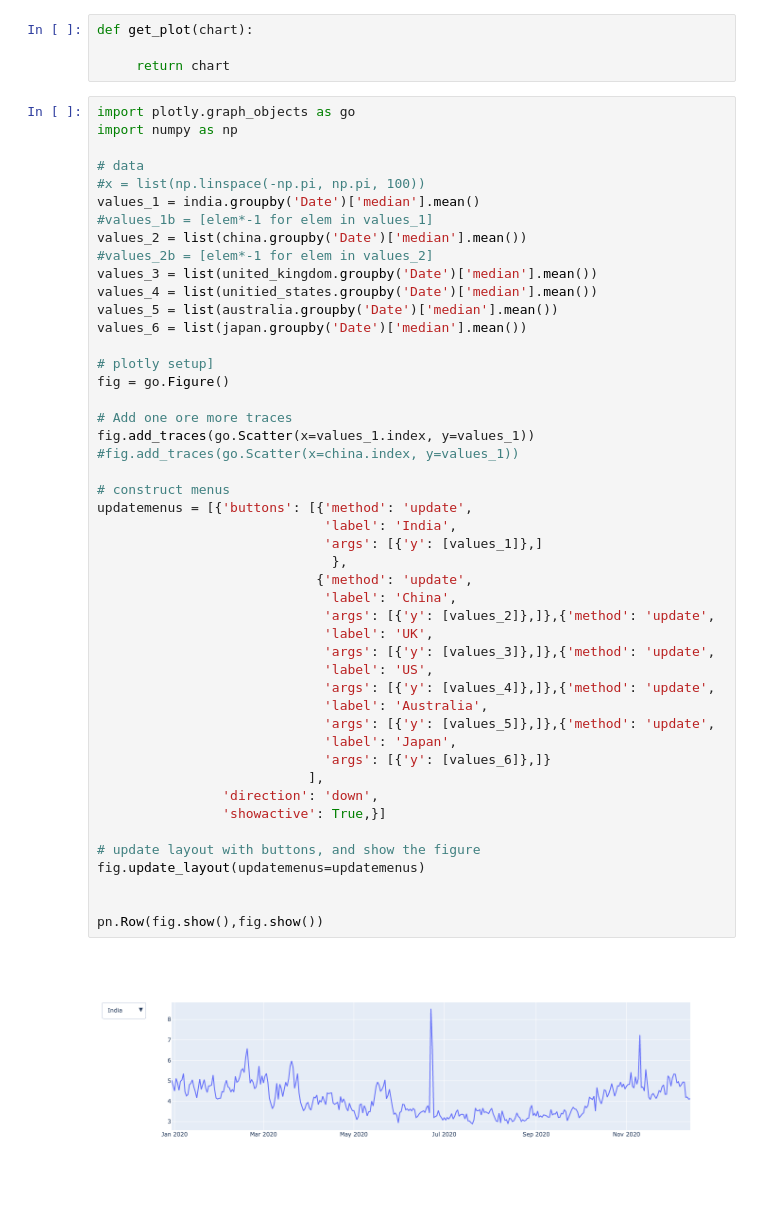
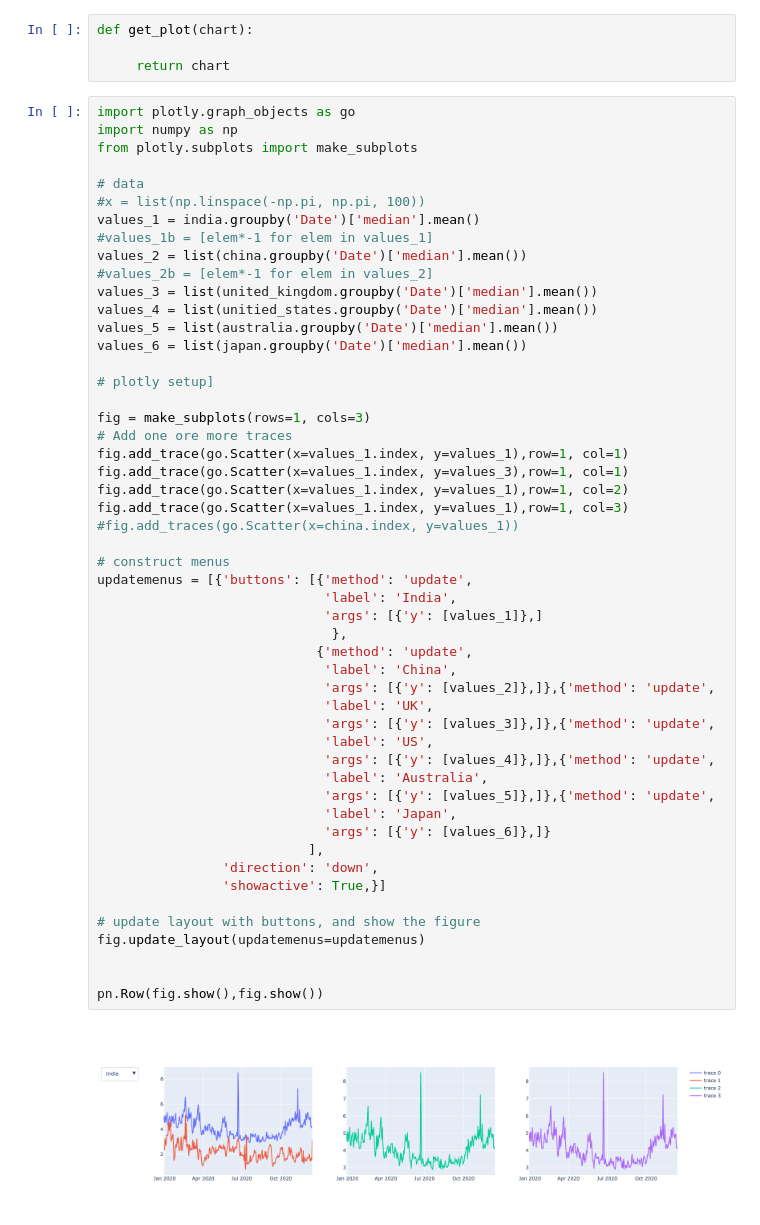
Before and after one commit to risksam/fintech_group_assignment_1, a Jupyter notebook: analysis.ipynb, the cells around one changed output. Drawn from its saved outputs; the diff is of its cells as text; blank space fills up the shorter version.

Commit message:
Added graphs to analysis

```diff
--- a/analysis.ipynb
+++ b/analysis.ipynb
@@ -126,6 +122,7 @@ def get_plot(chart):
 # %%
 import plotly.graph_objects as go
 import numpy as np
+from plotly.subplots import make_subplots
 
 # data
 #x = list(np.linspace(-np.pi, np.pi, 100))
@@ -139,36 +136,39 @@ values_5 = list(australia.groupby('Date')['median'].mean())
 values_6 = list(japan.groupby('Date')['median'].mean())
 
 # plotly setup]
-fig = go.Figure()
 
+fig = make_subplots(rows=1, cols=3)
 # Add one ore more traces
-fig.add_traces(go.Scatter(x=values_1.index, y=values_1))
+fig.add_trace(go.Scatter(x=values_1.index, y=values_1),row=1, col=1)
+fig.add_trace(go.Scatter(x=values_1.index, y=values_3),row=1, col=1)
+fig.add_trace(go.Scatter(x=values_1.index, y=values_1),row=1, col=2)
+fig.add_trace(go.Scatter(x=values_1.index, y=values_1),row=1, col=3)
 #fig.add_traces(go.Scatter(x=china.index, y=values_1))
 
 # construct menus
 updatemenus = [{'buttons': [{'method': 'update',
                              'label': 'India',
                              'args': [{'y': [values_1]},]
                               },
                             {'method': 'update',
                              'label': 'China',
                              'args': [{'y': [values_2]},]},{'method': 'update',
                              'label': 'UK',
                              'args': [{'y': [values_3]},]},{'method': 'update',
                              'label': 'US',
                              'args': [{'y': [values_4]},]},{'method': 'update',
                              'label': 'Australia',
                              'args': [{'y': [values_5]},]},{'method': 'update',
                              'label': 'Japan',
                              'args': [{'y': [values_6]},]}
                            ],
                 'direction': 'down',
                 'showactive': True,}]
 
 # update layout with buttons, and show the figure
 fig.update_layout(updatemenus=updatemenus)
 
 
 pn.Row(fig.show(),fig.show())
 # %% [output]
-[figure, old version]
+[figure, new version]
```
Also changed, not shown: parts of 5 cells of this notebook, 3 other files.
